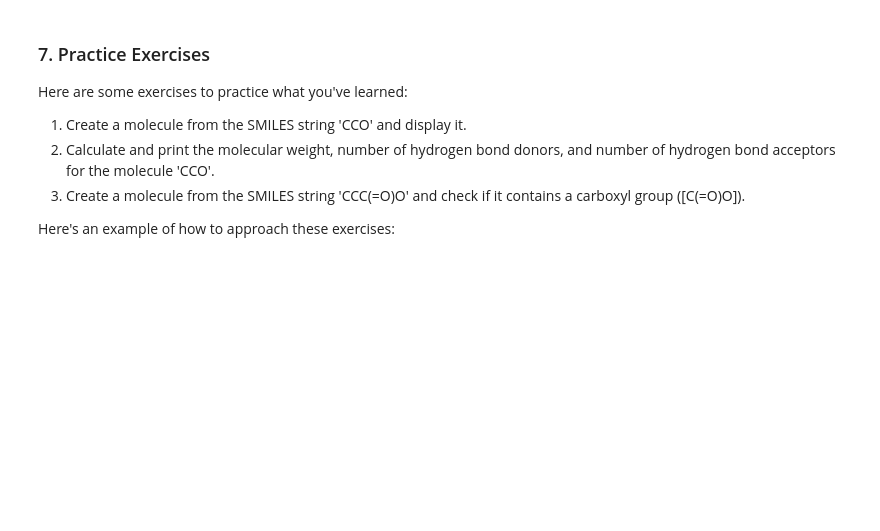
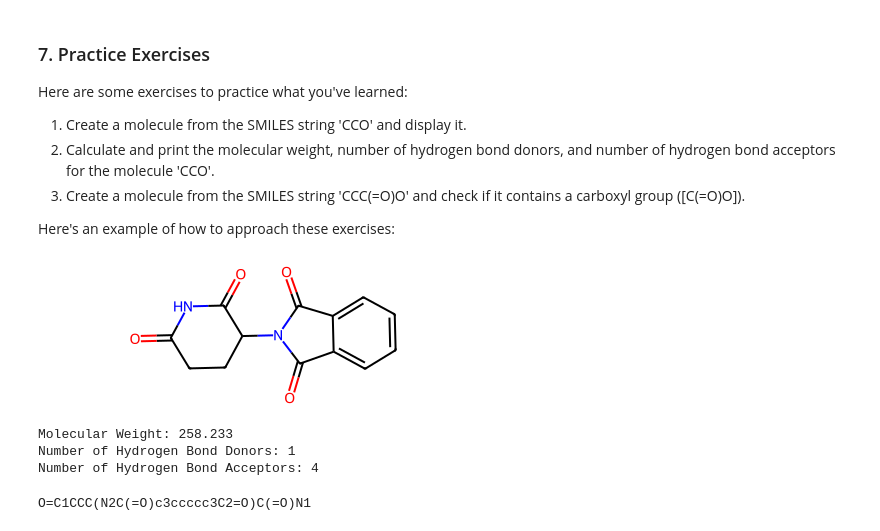
Before and after one commit to ricardotieghi/MolecularModelingRT, a Jupyter notebook: Labs/lab01_intro_python_rdkit/Intro_python_and_rdkit.ipynb, the cells around one changed output. Cells and saved outputs as stored; diff of their text form; code cells hidden in the pictures; blank space fills up the shorter version.

```diff
--- a/Labs/lab01_intro_python_rdkit/Intro_python_and_rdkit.ipynb
+++ b/Labs/lab01_intro_python_rdkit/Intro_python_and_rdkit.ipynb
@@ -500,21 +638,39 @@ Here are some exercises to practice what you've learned:
 Here's an example of how to approach these exercises:
 # %%
 # Exercise 1: Find your favorite molecule in SMILES format
-smiles = ...
-molecule = ... # TODO: Create a molecule object from the SMILES string
-... # TODO: Display the molecule
+smiles = 'C1CC(=O)NC(=O)C1N2C(=O)C3=CC=CC=C3C2=O'
+molecule = Chem.MolFromSmiles(smiles) # TODO: Create a molecule object from the SMILES string
+molecule # TODO: Display the molecule
+# %% [output]
+[figure, added]
 # %%
 # Exercise 2: Calculate molecular weight, number of hydrogen bond donors, and number of hydrogen bond acceptors
-mol_weight = ...
-num_h_donors = ...
-num_h_acceptors = ...
+mol_weight = Descriptors.MolWt(molecule)
+num_h_donors = Descriptors.NumHDonors(molecule)
+num_h_acceptors = Descriptors.NumHAcceptors(molecule)
 print(f'Molecular Weight: {mol_weight}')
 print(f'Number of Hydrogen Bond Donors: {num_h_donors}')
 print(f'Number of Hydrogen Bond Acceptors: {num_h_acceptors}')
+# %% [output]
+Molecular Weight: 258.233
+Number of Hydrogen Bond Donors: 1
+Number of Hydrogen Bond Acceptors: 4
 # %%
 # Exercise 3: Save the molecule to an SDF file, then read it back.
 filename = 'molecule.sdf'
-... # TODO: Write the molecule to an SDF file
-... # TODO: Read the molecule from the SDF file
+ # Writing the molecule to a file in SDF format
+with Chem.SDWriter('molecule.sdf') as writer:
+    writer.write(molecule)
+     # TODO: Write the molecule to an SDF file
+
+# Reading a molecule from an SDF file
+with Chem.SDMolSupplier('molecule.sdf') as supplier:
+    mol_from_file = next(supplier)
+    # TODO: Read the molecule from the SDF file
+
+# Confirming the molecule is read correctly
+print(Chem.MolToSmiles(mol_from_file))
 
 assert Chem.MolToSmiles(molecule) == Chem.MolToSmiles(mol_from_file), "Molecule is not read correctly"
+# %% [output]
+O=C1CCC(N2C(=O)c3ccccc3C2=O)C(=O)N1
```
Also changed, not shown: parts of 22 cells of this notebook, 3 other files.
